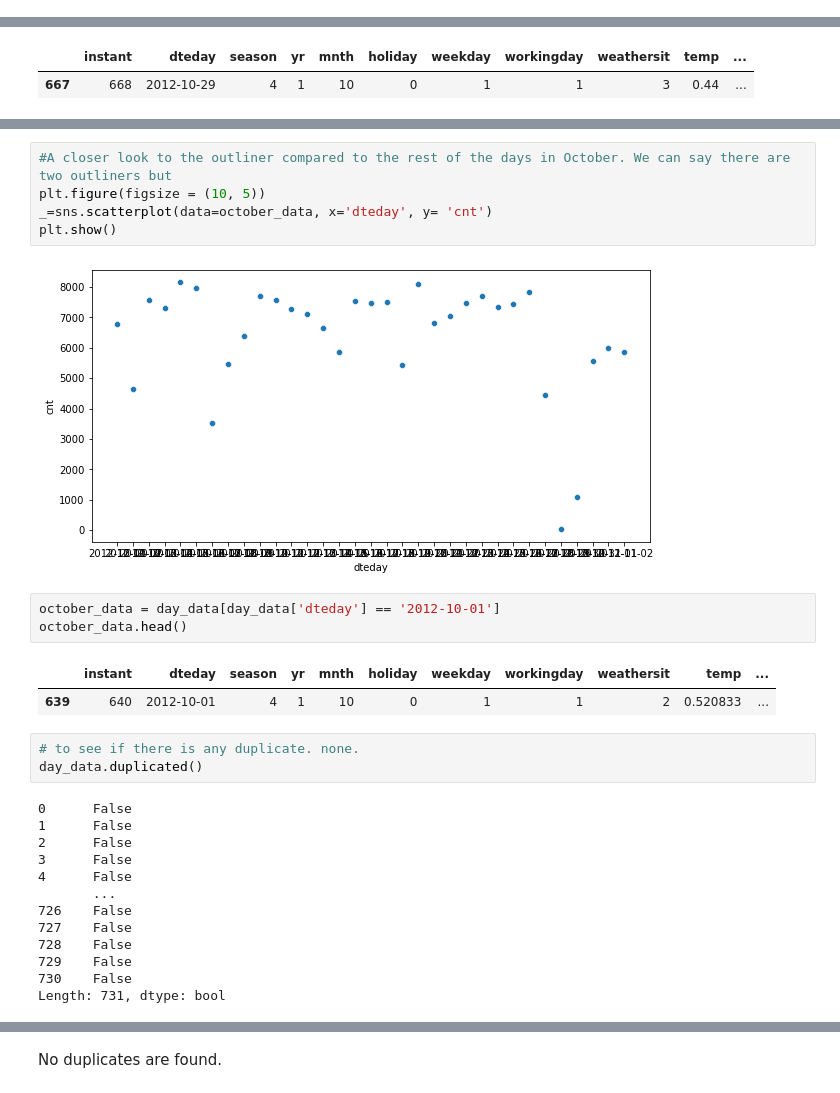
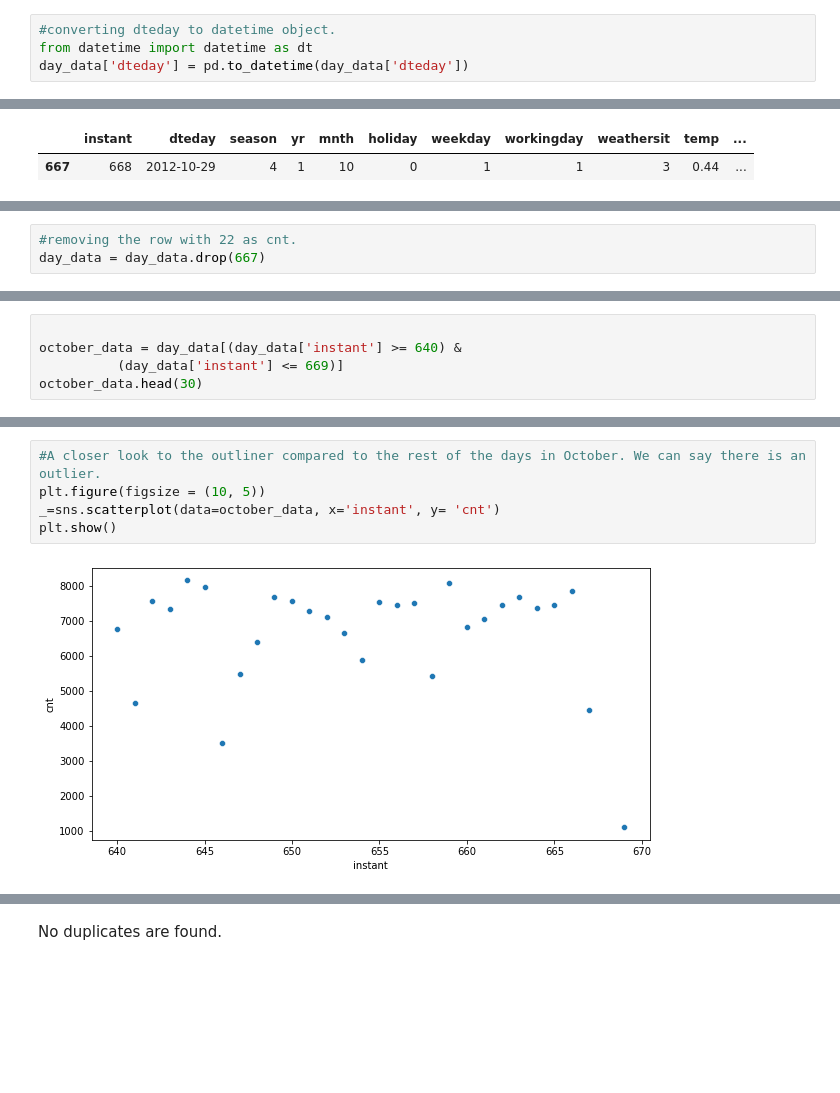
Before and after one commit to karlakum/Capstone-Two-Project, a Jupyter notebook: Notebooks/Bike_Data_Wrangling .ipynb, the cells around one changed output, grey strips where cells are left out. Drawn from its saved outputs; the diff is of its cells as text; blank space fills up the shorter version.

```diff
--- a/Notebooks/Bike_Data_Wrangling .ipynb
+++ b/Notebooks/Bike_Data_Wrangling .ipynb
@@ -155,0 +114,4 @@ Name: dteday, dtype: int64
+# %%
+#converting dteday to datetime object.
+from datetime import datetime as dt
+day_data['dteday'] = pd.to_datetime(day_data['dteday'])
@@ -174,0 +173,3 @@ day_data[day_data['cnt'] == 22]
+# %%
+#removing the row with 22 as cnt.
+day_data = day_data.drop(667)
@@ -180,0 +191,5 @@ plt.show()
+# %%
+
+october_data = day_data[(day_data['instant'] >= 640) &
+          (day_data['instant'] <= 669)]
+october_data.head(30)
@@ -181,29 +214,7 @@ plt.show()
 # %%
-#A closer look to the outliner compared to the rest of the days in October. We can say there are two outliners but
+#A closer look to the outliner compared to the rest of the days in October. We can say there is an outlier.
 plt.figure(figsize = (10, 5))
-_=sns.scatterplot(data=october_data, x='dteday', y= 'cnt')
+_=sns.scatterplot(data=october_data, x='instant', y= 'cnt')
 plt.show()
 # %% [output]
-[figure, old version]
+[figure, new version]
-# %%
-october_data = day_data[day_data['dteday'] == '2012-10-01']
-october_data.head()
-# %% [output]
-|  | instant | dteday | season | yr | mnth | holiday | weekday | workingday | weathersit | temp | ... |
-| 639 | 640 | 2012-10-01 | 4 | 1 | 10 | 0 | 1 | 1 | 2 | 0.520833 | ... |
-# %%
-# to see if there is any duplicate. none.
-day_data.duplicated()
-# %% [output]
-0      False
-1      False
-2      False
-3      False
-4      False
-       ...
-726    False
-727    False
-728    False
-729    False
-730    False
-Length: 731, dtype: bool
```
Also changed, not shown: parts of 20 cells of this notebook.
